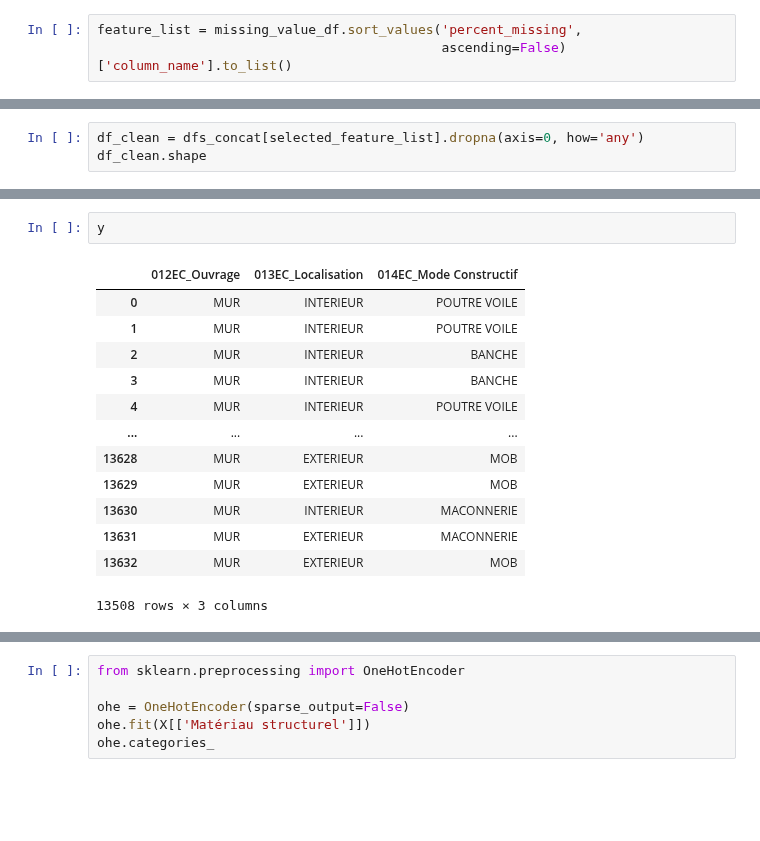
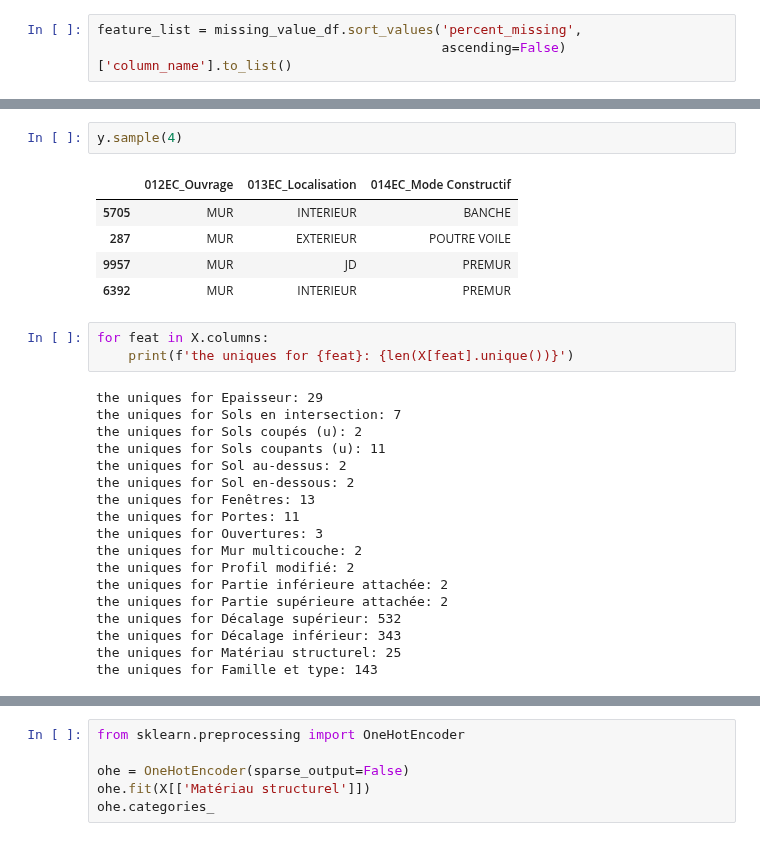
Before and after one commit to fqbq69/BIMpredict-, a Jupyter notebook: notebooks/samer/samer-importing-csv.ipynb, the cells around one changed output, grey strips where cells are left out. Saved outputs shown, nothing was run; the diff lists cells and outputs as text; blank space fills up the shorter version.

```diff
--- a/notebooks/samer/samer-importing-csv.ipynb
+++ b/notebooks/samer/samer-importing-csv.ipynb
@@ -92,3 +113,0 @@ dfs_concat[selected_feature_list].sample(2)
-# %%
-df_clean = dfs_concat[selected_feature_list].dropna(axis=0, how='any')
-df_clean.shape
@@ -120,18 +130,31 @@ X
 # %%
-y
+y.sample(4)
 # %% [output]
 |  | 012EC_Ouvrage | 013EC_Localisation | 014EC_Mode Constructif |
-| 0 | MUR | INTERIEUR | POUTRE VOILE |
-| 1 | MUR | INTERIEUR | POUTRE VOILE |
-| 2 | MUR | INTERIEUR | BANCHE |
-| 3 | MUR | INTERIEUR | BANCHE |
-| 4 | MUR | INTERIEUR | POUTRE VOILE |
-| ... | ... | ... | ... |
-| 13628 | MUR | EXTERIEUR | MOB |
-| 13629 | MUR | EXTERIEUR | MOB |
-| 13630 | MUR | INTERIEUR | MACONNERIE |
-| 13631 | MUR | EXTERIEUR | MACONNERIE |
-| 13632 | MUR | EXTERIEUR | MOB |
+| 5705 | MUR | INTERIEUR | BANCHE |
+| 287 | MUR | EXTERIEUR | POUTRE VOILE |
+| 9957 | MUR | JD | PREMUR |
+| 6392 | MUR | INTERIEUR | PREMUR |
-13508 rows × 3 columns
+# %%
+for feat in X.columns:
+    print(f'the uniques for {feat}: {len(X[feat].unique())}')
+# %% [output]
+the uniques for Epaisseur: 29
+the uniques for Sols en intersection: 7
+the uniques for Sols coupés (u): 2
+the uniques for Sols coupants (u): 11
+the uniques for Sol au-dessus: 2
+the uniques for Sol en-dessous: 2
+the uniques for Fenêtres: 13
+the uniques for Portes: 11
+the uniques for Ouvertures: 3
+the uniques for Mur multicouche: 2
+the uniques for Profil modifié: 2
+the uniques for Partie inférieure attachée: 2
+the uniques for Partie supérieure attachée: 2
+the uniques for Décalage supérieur: 532
+the uniques for Décalage inférieur: 343
+the uniques for Matériau structurel: 25
+the uniques for Famille et type: 143
 # %%
 for feat in X.columns:
```
Also changed, not shown: parts of 9 cells of this notebook.
